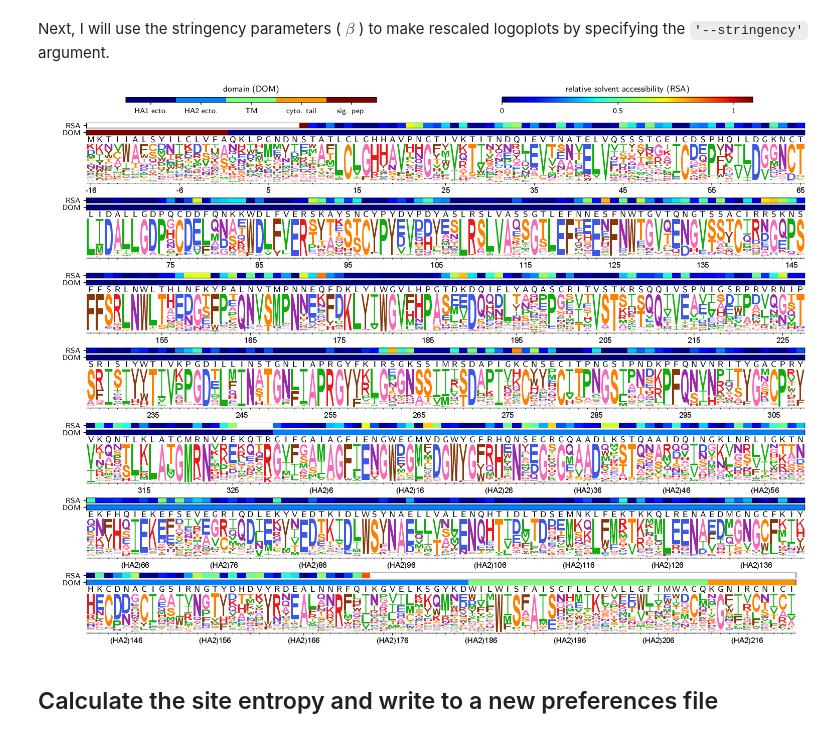
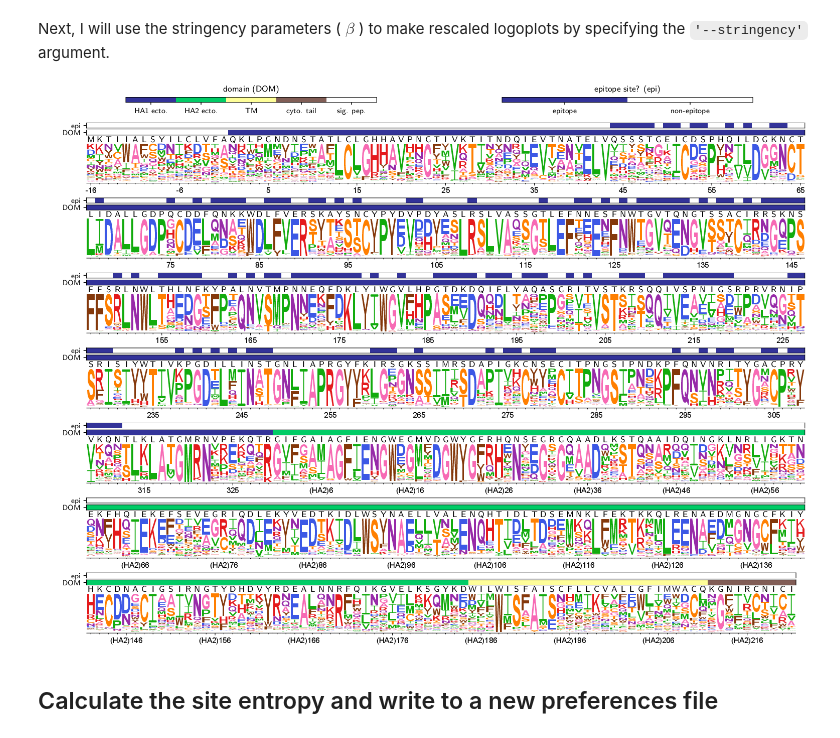
Before and after one commit to jbloomlab/Perth2009-DMS-Manuscript, a Jupyter notebook: analysis_code/Perth2009_DMS_analysis.ipynb, the cells around one changed output. Saved outputs shown, nothing was run; the diff lists cells and outputs as text; code cells hidden in the pictures.

Commit message:
Make new overlay bar showing epitope sites in logoplot

```diff
--- a/analysis_code/Perth2009_DMS_analysis.ipynb
+++ b/analysis_code/Perth2009_DMS_analysis.ipynb
@@ -401,3 +381,8 @@ domainfile = os.path.join(renumberedprefsdir, 'domains.csv')
+# %%
+domainfile = os.path.join(renumberedprefsdir, 'domains.csv')
+
+# Epitope sites file
+epitopefile = './data/wolf_epitope_sites.csv'
 # %%
 seq_wtoverlayfile = os.path.join(prefsdir, 'wildtypeoverlayfile.csv')
 aacounts = dms_tools2.utils.codonToAACounts(
@@ -412,20 +397,21 @@ Next, I will use the stringency parameters ( $\beta$ ) to make rescaled logoplot
 # %%
 rescaledlogoname = 'rescaled-avgprefs'
 
 log = !dms2_logoplot \
         --prefs {rescaledavgprefs} \
         --name {rescaledlogoname} \
         --outdir {logodir} \
         --overlay1 {wtoverlayfile} wildtype wildtype \
         --overlay2 {domainfile} DOM "domain" \
-        --overlay3 {rsafile} RSA "relative solvent accessibility" \
+        --overlay3 {epitopefile} epi "epitope site?" \
+        --overlaycolormap "terrain" \
         --nperline 81 \
         --use_existing {use_existing}
 
 rescaledlogoplot = os.path.join(logodir, '{0}_prefs.pdf'.format(rescaledlogoname))
 showPDF(rescaledlogoplot)
 # %% [output]
-[figure, old version]
+[figure, new version]
 # %% [markdown]
 ## Calculate the site entropy and write to a new preferences file
 # %%
```
Also changed, not shown: parts of 9 cells of this notebook, 2 other files.
